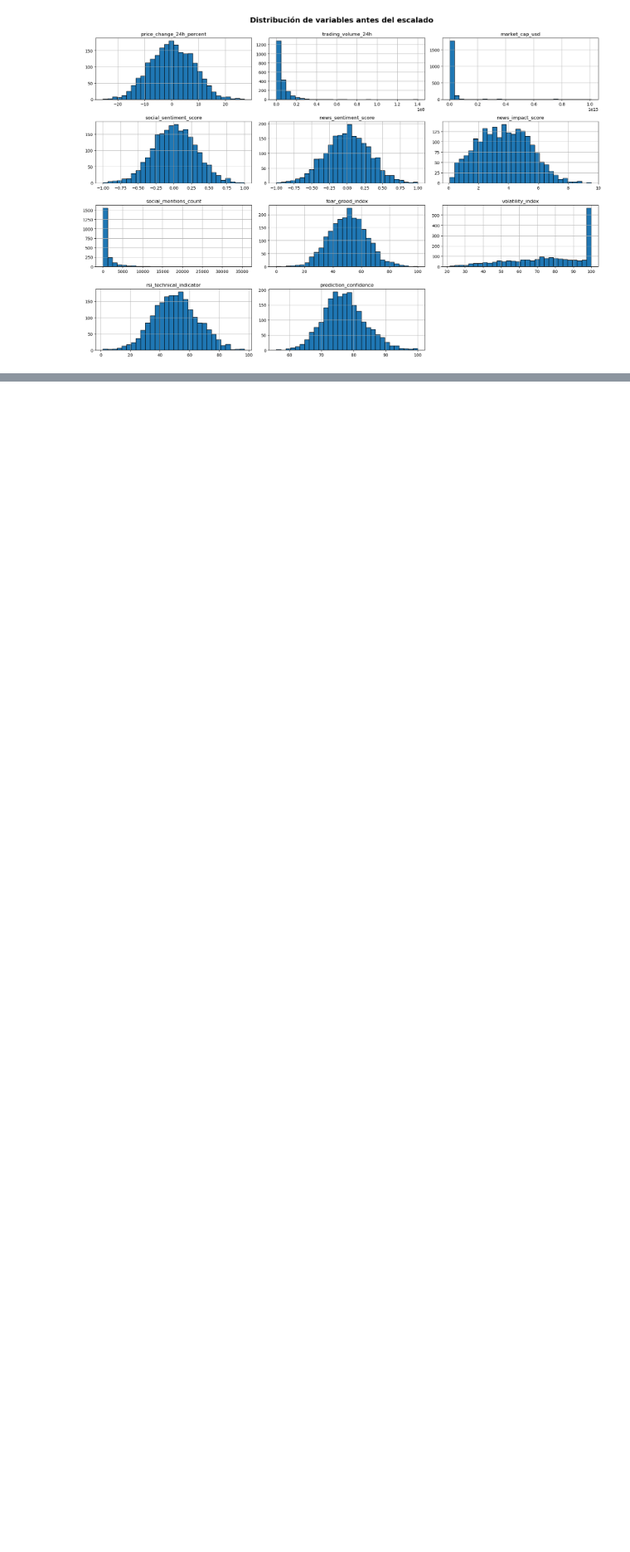
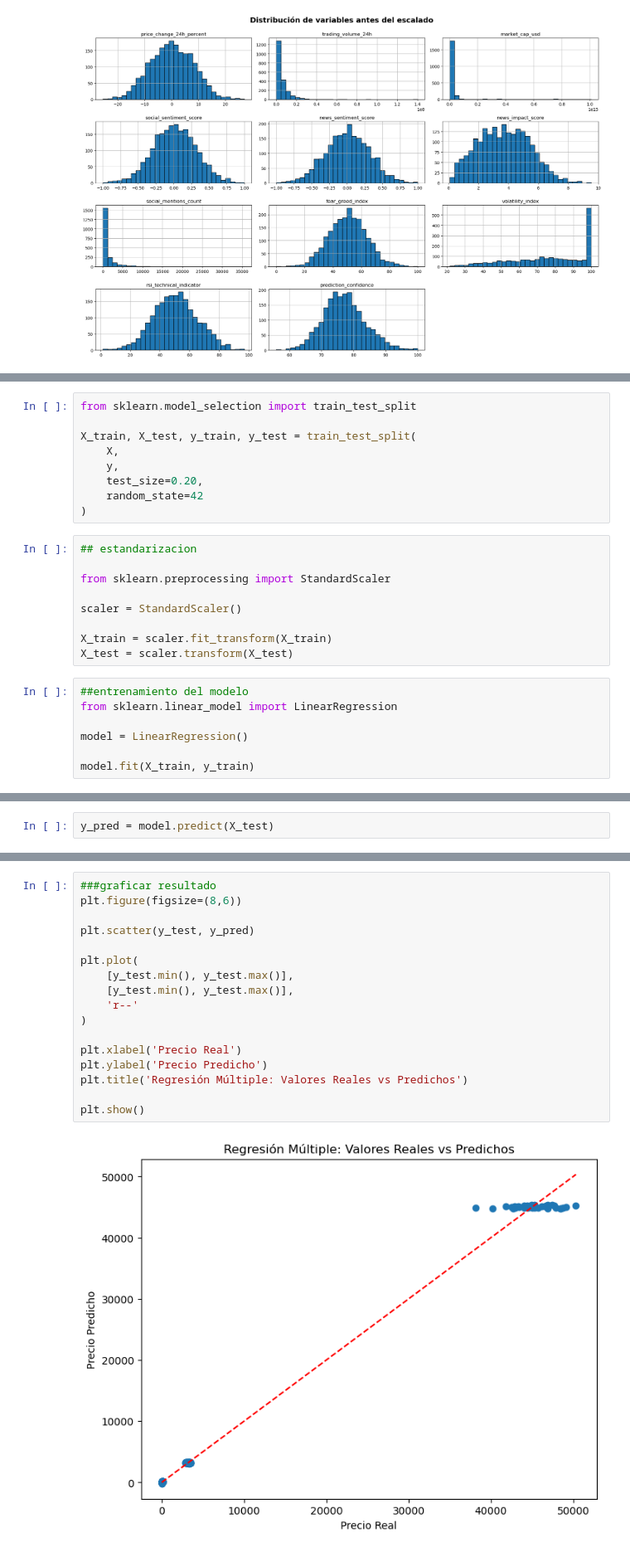
Before and after one commit to Ivan-Beltran/investigacion_manchineLearning, a Jupyter notebook: cryptocurrencyPrice.ipynb, the cells around one changed output, grey strips where cells are left out. Shown at 83% size. Saved outputs shown, nothing was run; the diff lists cells and outputs as text; blank space fills up the shorter version.

```diff
--- a/cryptocurrencyPrice.ipynb
+++ b/cryptocurrencyPrice.ipynb
@@ -200,0 +237,25 @@ plt.show()
+# %%
+from sklearn.model_selection import train_test_split
+
+X_train, X_test, y_train, y_test = train_test_split(
+    X,
+    y,
+    test_size=0.20,
+    random_state=42
+)
+# %%
+## estandarizacion
+
+from sklearn.preprocessing import StandardScaler
+
+scaler = StandardScaler()
+
+X_train = scaler.fit_transform(X_train)
+X_test = scaler.transform(X_test)
+# %%
+##entrenamiento del modelo
+from sklearn.linear_model import LinearRegression
+
+model = LinearRegression()
+
+model.fit(X_train, y_train)
@@ -200,0 +264,2 @@ plt.show()
+# %%
+y_pred = model.predict(X_test)
@@ -200,0 +290,19 @@ plt.show()
+# %%
+###graficar resultado
+plt.figure(figsize=(8,6))
+
+plt.scatter(y_test, y_pred)
+
+plt.plot(
+    [y_test.min(), y_test.max()],
+    [y_test.min(), y_test.max()],
+    'r--'
+)
+
+plt.xlabel('Precio Real')
+plt.ylabel('Precio Predicho')
+plt.title('Regresión Múltiple: Valores Reales vs Predichos')
+
+plt.show()
+# %% [output]
+[figure, added]
```
Also changed, not shown: parts of 17 cells of this notebook.
